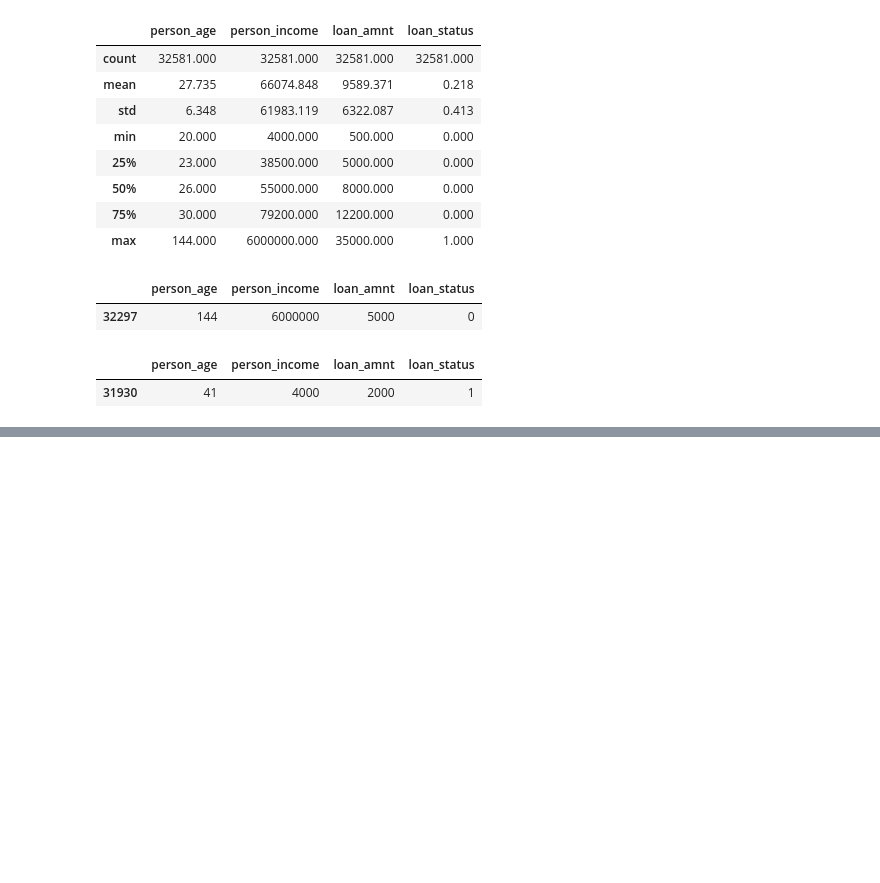
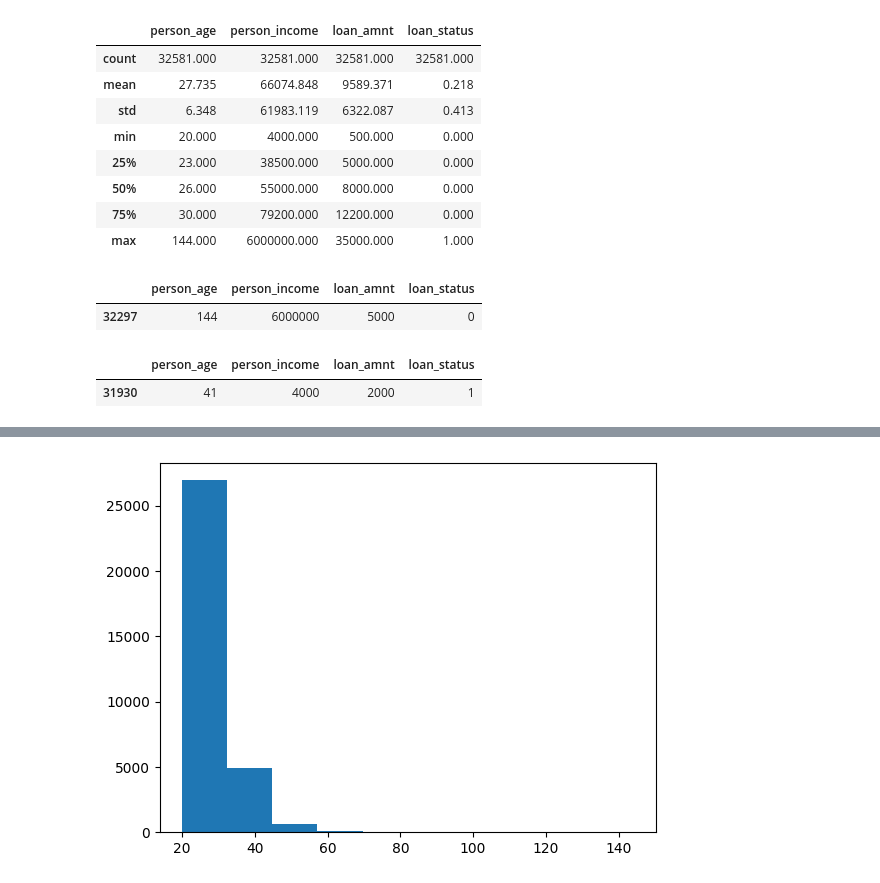
Before and after one commit to pzoliveira/DSFirstSteps, a Jupyter notebook: DSFirstSteps.ipynb, the cells around one changed output, grey strips where cells are left out. Saved outputs shown, nothing was run; the diff lists cells and outputs as text; code cells hidden in the pictures; blank space fills up the shorter version.

```diff
--- a/DSFirstSteps.ipynb
+++ b/DSFirstSteps.ipynb
@@ -86,0 +102,4 @@ base_credito[base_credito['person_income'] <=4000]
+# %%
+plt.hist(x = base_credito['person_age']);
+# %% [output]
+[figure, added]
```
Also changed, not shown: parts of 5 cells of this notebook.
